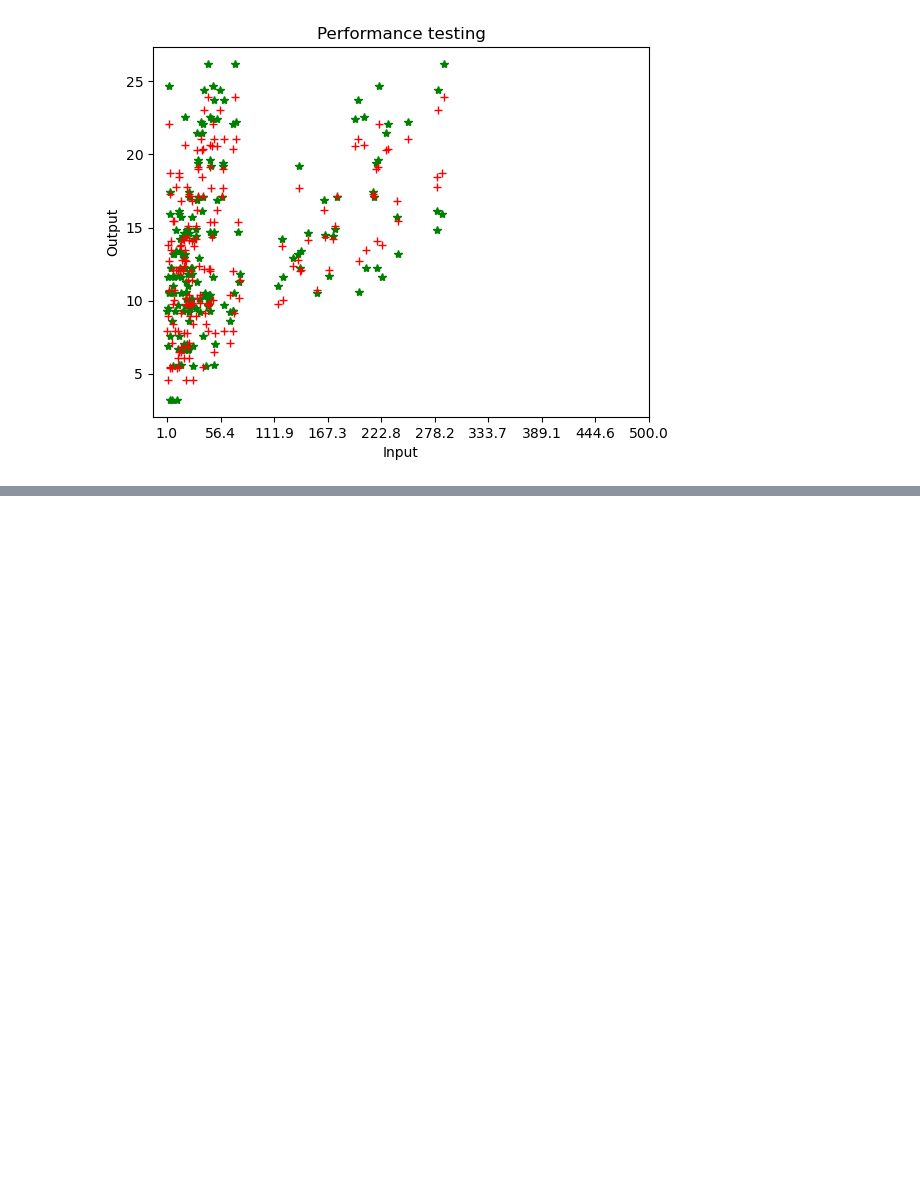
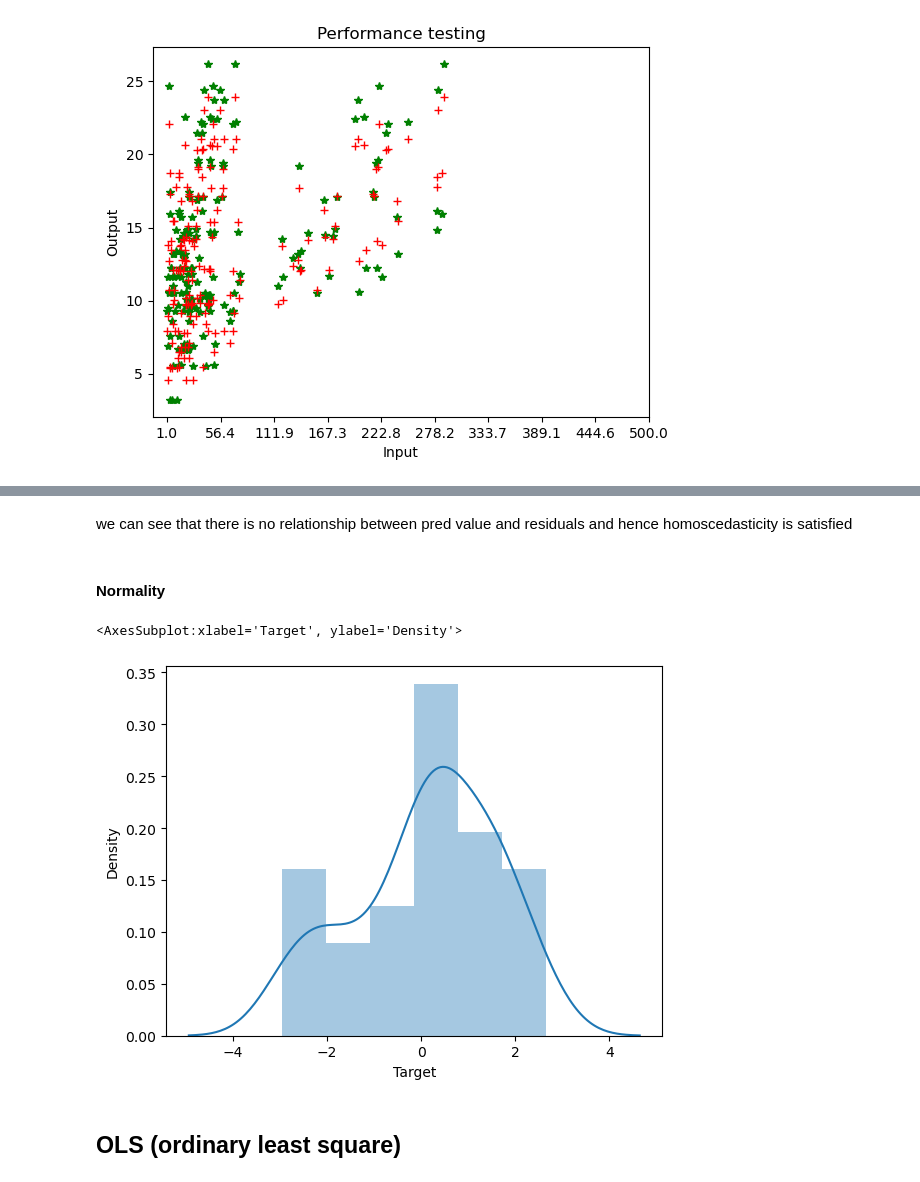
Before and after one commit to Annkkitaaa/Machine-Learning-and-AI, a Jupyter notebook: multiple linear regression/Multiple Linear Regression.ipynb, the cells around one changed output, grey strips where cells are left out. Drawn from its saved outputs; the diff is of its cells as text; code cells hidden in the pictures; blank space fills up the shorter version.

```diff
--- a/multiple linear regression/Multiple Linear Regression.ipynb
+++ b/multiple linear regression/Multiple Linear Regression.ipynb
@@ -120,0 +170,11 @@ plt.show()
+# %% [markdown]
+we can see that there is no relationship between pred value and residuals and hence homoscedasticity is satisfied
+# %% [markdown]
+#### Normality
+# %%
+sns.distplot(residuals)
+# %% [output]
+<AxesSubplot:xlabel='Target', ylabel='Density'>
+[figure, added]
+# %% [markdown]
+## OLS (ordinary least square)
```
Also changed, not shown: parts of 16 cells of this notebook.
